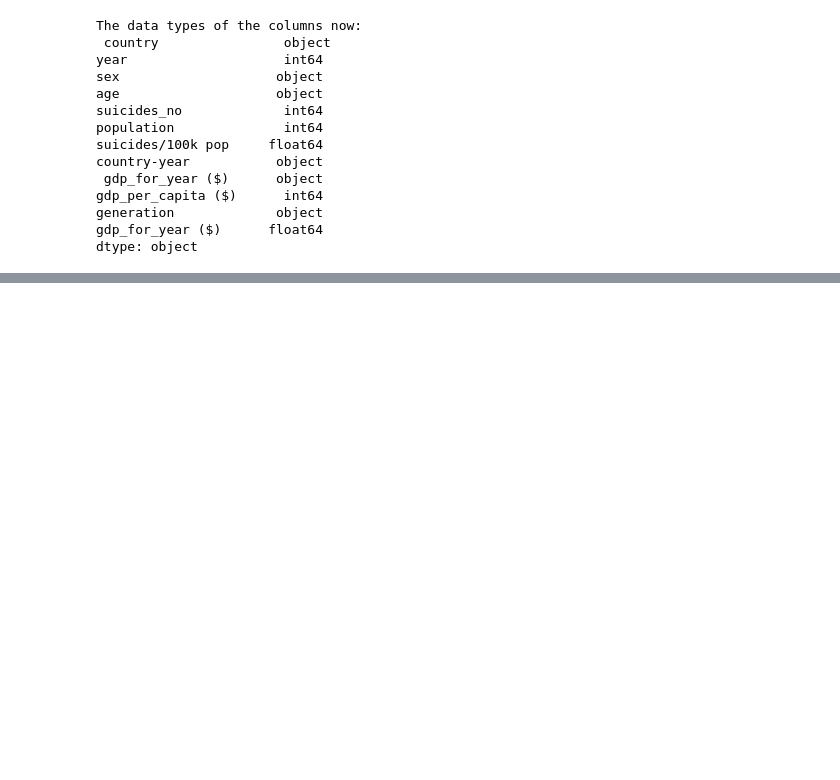
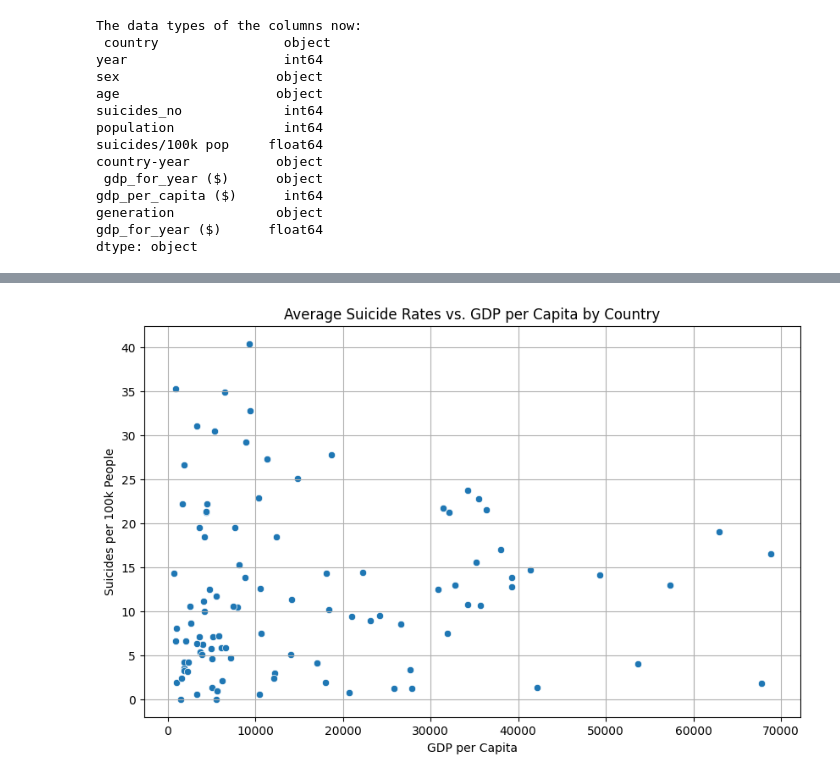
Before and after one commit to raoanmol/Dissecting-Suicide-Rates, a Jupyter notebook: notebooks/main.ipynb, the cells around one changed output, grey strips where cells are left out. Saved outputs shown, nothing was run; the diff lists cells and outputs as text; code cells hidden in the pictures; blank space fills up the shorter version.

```diff
--- a/notebooks/main.ipynb
+++ b/notebooks/main.ipynb
@@ -102,0 +142,12 @@ df['age'] = pd.Categorical(df['age'], categories=age_order, ordered=True)
+# %%
+suicides_and_gdp = df.groupby('country')[['suicides/100k pop', 'gdp_per_capita ($)']].mean().reset_index()
+
+plt.figure(figsize=(10,6))
+sns.scatterplot(x='gdp_per_capita ($)', y='suicides/100k pop', data=suicides_and_gdp)
+plt.title('Average Suicide Rates vs. GDP per Capita by Country')
+plt.xlabel('GDP per Capita')
+plt.ylabel('Suicides per 100k People')
+plt.grid(True)
+plt.show()
+# %% [output]
+[figure, added]
```
Also changed, not shown: parts of 5 cells of this notebook.
